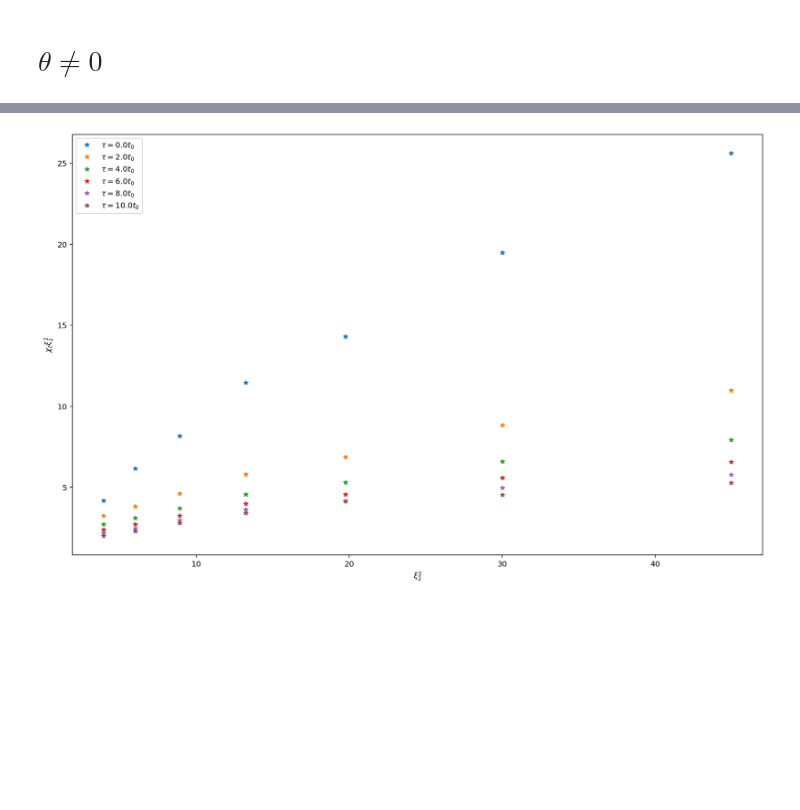
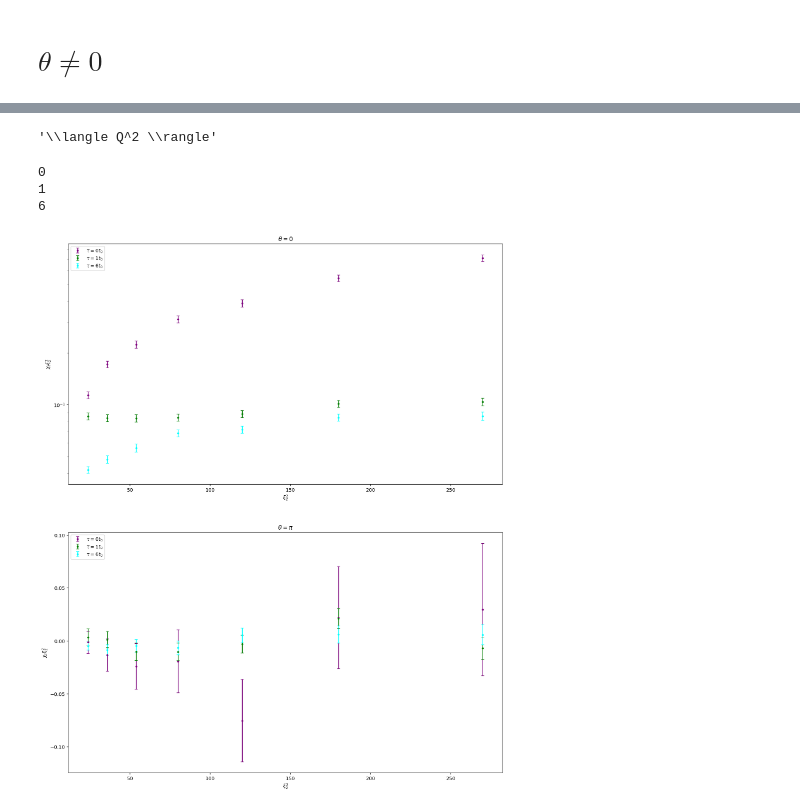
Before and after one commit to stuartthomas25/honors-thesis, a Jupyter notebook: code/gradient_flow.ipynb, the cells around one changed output, grey strips where cells are left out. Saved outputs shown, nothing was run; the diff lists cells and outputs as text; code cells hidden in the pictures; blank space fills up the shorter version.

Commit message:
add theta=pi graphs

```diff
--- a/code/gradient_flow.ipynb
+++ b/code/gradient_flow.ipynb
@@ -88,6 +89,7 @@ bietenholz_params = pd.DataFrame(data = {
     't0' : [0.1, 0.225, 0.506, 1.111, 2.5, 5.625, 12.656, 28.336],
     'xi2': [3.96, 6.01, 8.93, 13.24, 19.77, 30.01, 44.97, 67.66]
 })
+colors = ['black','red','blue','yellow','orange','cyan','green','purple']
 # %%
 cores = 1
 
@@ -193,7 +195,7 @@ print_stats()
 # %% [output]
 FileNotFoundError: [Errno 2] No such file or directory: 'outputs/gf/params_0.csv'
 # %%
-L = 80
+L = 270
 
 def bins(d): return np.arange( np.amin(d)-0.5,np.amax(d)+0.5 )
 Q_data = data[(data.tau==0.) & (data.L==L)]
@@ -201,7 +203,7 @@ Q_vals = Q_data[['Q']].values[:,0]
 plt.hist(Q_vals, bins=bins(Q_vals))
 gv = global_observables['Q'](Q_data)
 plt.axvline(gv.mean,c='r')
-plt.axvline(gv.sdev,c='k')
-plt.axvline(-gv.sdev,c='k')
+plt.axvline(gv.sdev+gv.mean,c='k')
+plt.axvline(-gv.sdev+gv.mean,c='k')
 # %% [output]
 <matplotlib.lines.Line2D at 0x...>
@@ -216,10 +218,9 @@ axes = [ax for row in axes for ax in row] # flatten axes
 axes[0].set_title(f"L={L}, {measurements} measurements every {record_rate} sweeps, {thermalization} thermalization")
 axes[-1].set_xlabel(r"$\tau$")
 
-colors = ['k','r','b','y', 'orange']
 
 for ax, O in zip(axes, observ_objs):
-    for L,t0,c in zip(Ls, t0s, colors):
+    for i,p in bietenholz_params.iterrows():
         if L==120: break
         d = []
         for tau in taus:
@@ -385,24 +370,48 @@ for i,p in bietenholz_params.iterrows():
+# %%
+O.label
+# %% [output]
+'\\langle Q^2 \\rangle'
 # %%
-from scipy.misc import derivative
-from scipy.optimize import curve_fit
-from functools import partial
-thetas = [-0.1, 0.1] #np.linspace(-np.pi,np.pi,200)
+data = get_data()
+
+fig,axes = plt.subplots(2,1,figsize=(16,20))
+
+O = global_observables['chi_t']
+
+plot_taus = [0,1,6]
+#plot_taus = [0,1,2,4,6,8,10]
+plot_colors = ['purple', 'green', 'cyan', 'orange', 'blue', 'red', 'black']
+
+for i,tau in enumerate(plot_taus):
+    print(tau)
+    dtriv = []
+    dtopo = []
+
+    Ls = []
+    for j,p in bietenholz_params.iterrows():
+        trial = data[(round(data['tau'],10) == round(tau*p.t0,10)) & (data['L'] == p.L)]
+        if trial.size == 0: continue
+
+        Ls.append(p.L)
+        dtriv.append(O(trial) / p.L**2 * p.xi2**2)
+
+        dtopo.append( (O(trial[trial.Q%2==0]) - O(trial[trial.Q%2==1])) / p.L**2 * p.xi2**2)
+
+    axes[0].errorbar(Ls, [x.mean for x in dtriv], yerr=[x.sdev for x in dtriv], fmt='.', c=plot_colors[i], label=f"$\\tau={tau}t_0$", capsize=3.)
+    axes[1].errorbar(Ls, [x.mean for x in dtopo], yerr=[x.sdev for x in dtopo], fmt='.', c=plot_colors[i], label=f"$\\tau={tau}t_0$", capsize=3.)
 
 
-data = get_data()
+axes[0].set_title(r"$\theta=0$")
+axes[1].set_title(r"$\theta=\pi$")
+axes[0].set_yscale(O.scale)
+for ax in axes:
+    ax.legend()
+    ax.set_ylabel(r"$\chi_t \xi_2^2$");
+    ax.set_xlabel(r"$\xi_2^2$")
 
-xi2s = bietenholz_params.xi2.to_numpy()
-y = np.zeros_like(xi2s)
-plt.figure(figsize=(16,10))
-
-for tau in taus[::2]:
-    for i,p in bietenholz_params.iterrows():
-        chi = derivative(partial(get_iQ,L=p.L,tau=tau*p.t0), 0., dx=0.01)
-        y[i] = chi #/ L**2 * xi2**2
-
-    plt.plot(xi2s, y, '*', label=f"$\\tau={tau}t_0$")
-    plt.ylabel(r"$\chi_t \xi_2^2$");
-    plt.xlabel(r"$\xi_2^2$")
-    plt.legend()
+plt.show()
 # %% [output]
+0
+1
+6
-[figure, old version]
+[figure, new version]
```
Also changed, not shown: parts of 17 cells of this notebook.
